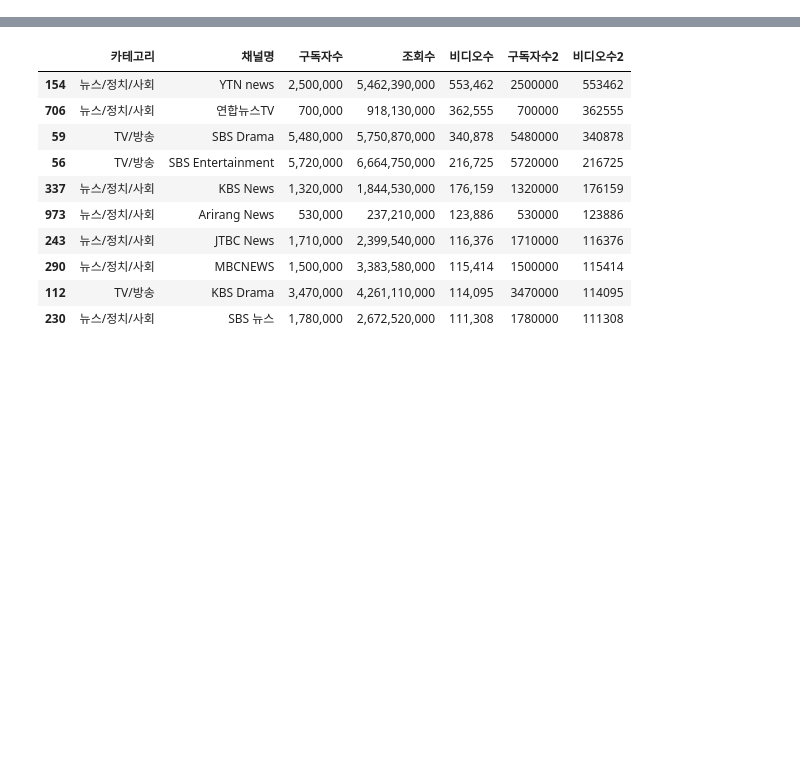
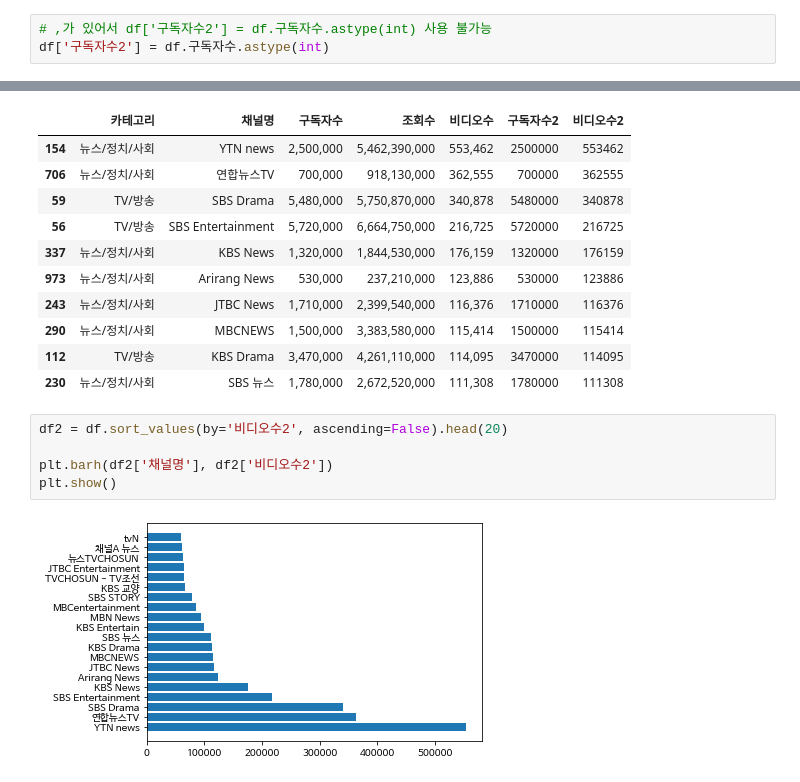
Before and after one commit to YSH32111/DataAnalysis-2021-8, a Jupyter notebook: 05.Crawling/07유튜브랭킹_시각화.ipynb, the cells around one changed output, grey strips where cells are left out. Saved outputs shown, nothing was run; the diff lists cells and outputs as text; blank space fills up the shorter version.

```diff
--- a/05.Crawling/07유튜브랭킹_시각화.ipynb
+++ b/05.Crawling/07유튜브랭킹_시각화.ipynb
@@ -35,0 +43,3 @@ df.head()
+# %%
+# ,가 있어서 df['구독자수2'] = df.구독자수.astype(int) 사용 불가능
+df['구독자수2'] = df.구독자수.astype(int)
@@ -83,4 +99,11 @@ df.sort_values(by='비디오수2', ascending=False).head(10)
 | 290 | 뉴스/정치/사회 | MBCNEWS | 1,500,000 | 3,383,580,000 | 115,414 | 1500000 | 115414 |
 | 112 | TV/방송 | KBS Drama | 3,470,000 | 4,261,110,000 | 114,095 | 3470000 | 114095 |
 | 230 | 뉴스/정치/사회 | SBS 뉴스 | 1,780,000 | 2,672,520,000 | 111,308 | 1780000 | 111308 |
+# %%
+df2 = df.sort_values(by='비디오수2', ascending=False).head(20)
+
+plt.barh(df2['채널명'], df2['비디오수2'])
+plt.show()
+# %% [output]
+[figure, added]
 # %%
```
Also changed, not shown: parts of 37 cells of this notebook.
